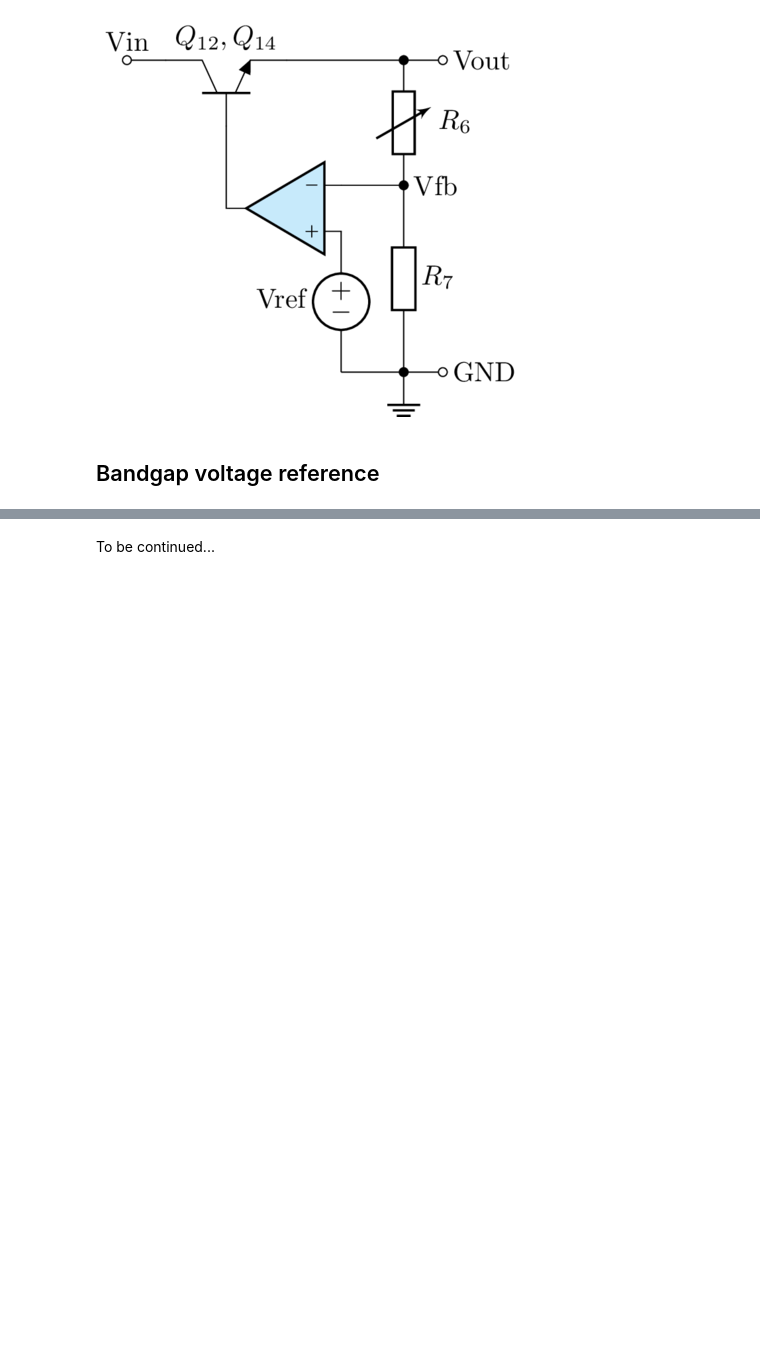
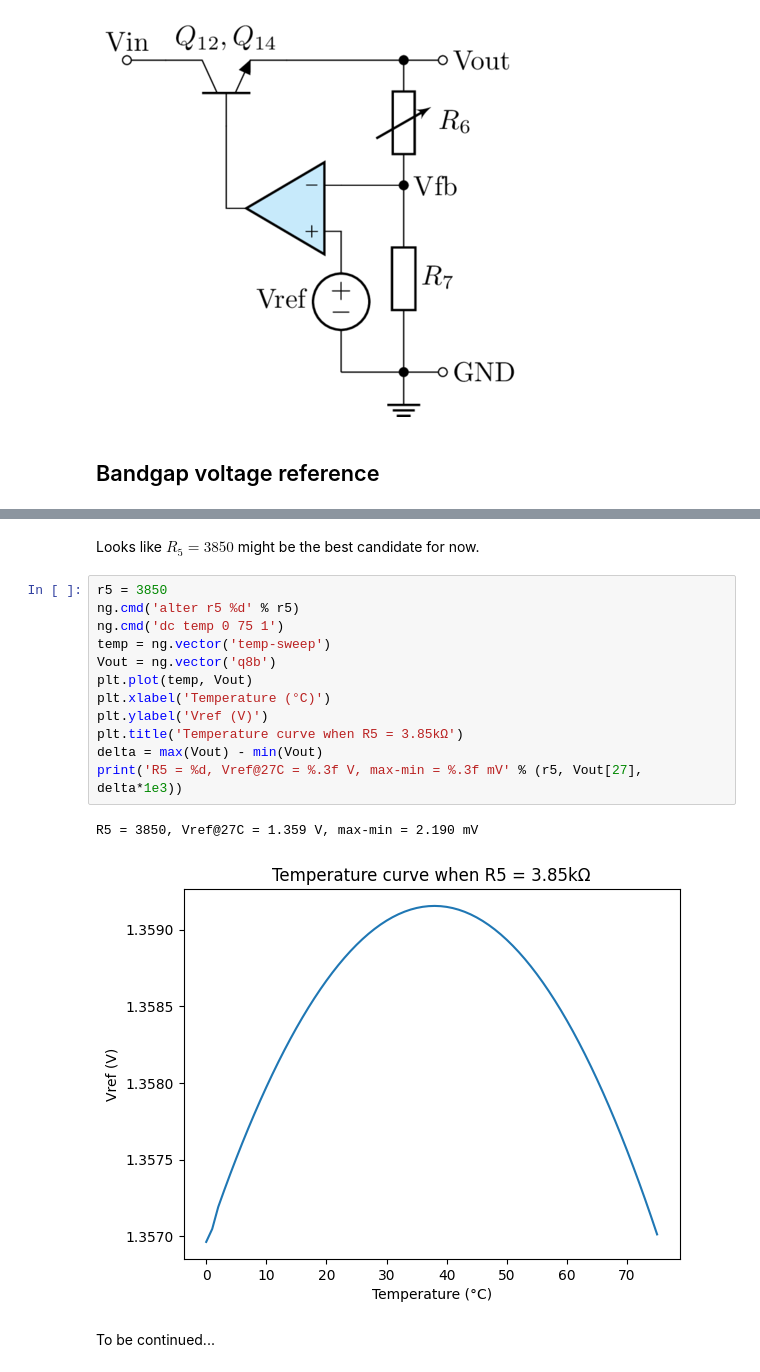
Before and after one commit to chenshuo/notes, a Jupyter notebook: notebooks/UA78L05.ipynb, the cells around one changed output, grey strips where cells are left out. Saved outputs shown, nothing was run; the diff lists cells and outputs as text; blank space fills up the shorter version.

```diff
--- a/notebooks/UA78L05.ipynb
+++ b/notebooks/UA78L05.ipynb
@@ -64,2 +224,19 @@ The internal schematic is from [_1977 Signetics Analog Data Manual_](http://www.
+# %% [markdown]
+Looks like $R_5=3850$ might be the best candidate for now.
+# %%
+r5 = 3850
+ng.cmd('alter r5 %d' % r5)
+ng.cmd('dc temp 0 75 1')
+temp = ng.vector('temp-sweep')
+Vout = ng.vector('q8b')
+plt.plot(temp, Vout)
+plt.xlabel('Temperature (°C)')
+plt.ylabel('Vref (V)')
+plt.title('Temperature curve when R5 = 3.85kΩ')
+delta = max(Vout) - min(Vout)
+print('R5 = %d, Vref@27C = %.3f V, max-min = %.3f mV' % (r5, Vout[27], delta*1e3))
+# %% [output]
+R5 = 3850, Vref@27C = 1.359 V, max-min = 2.190 mV
+[figure, added]
 # %% [markdown]
 To be continued...
```
Also changed, not shown: parts of 7 cells of this notebook, 1 other file.
